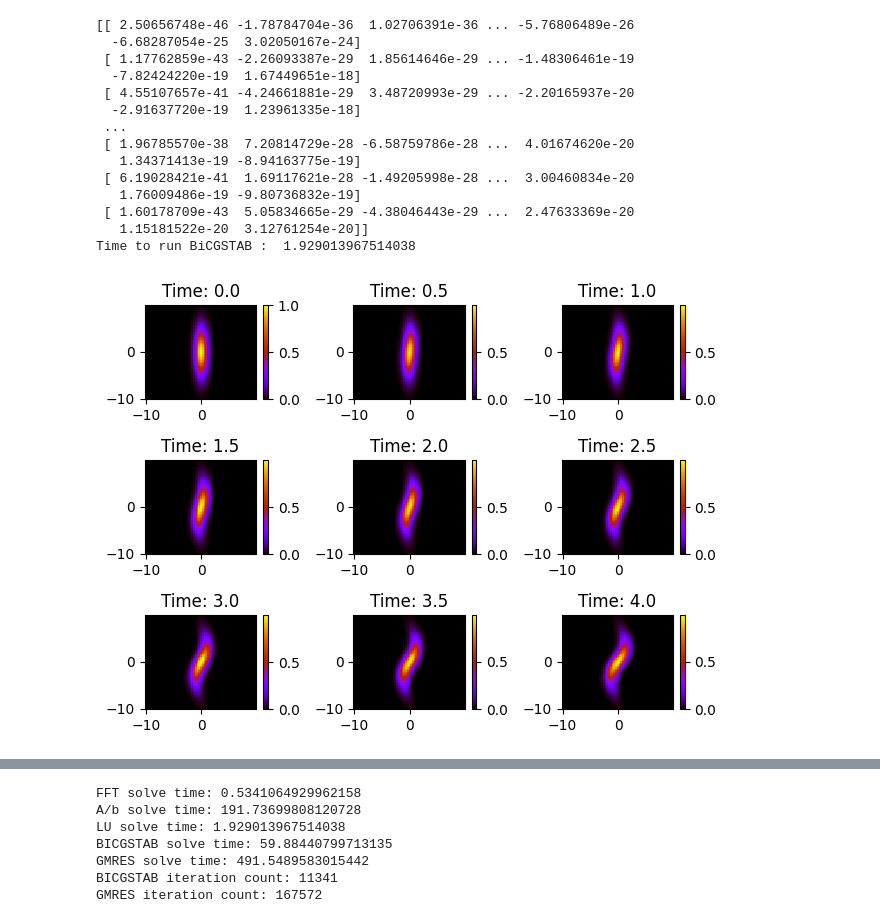
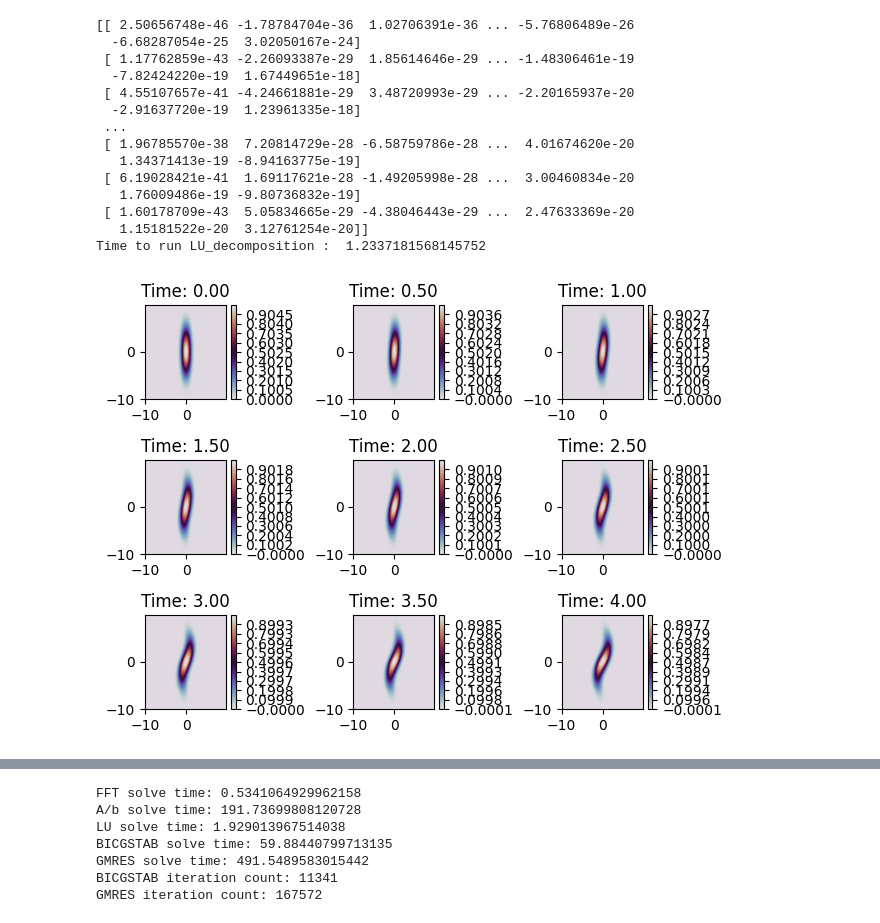
Before and after one commit to LamanisaRasidSaputra/481-581-Homework, a Jupyter notebook: 481-581HW1/581_hw5.ipynb, the cells around one changed output, grey strips where cells are left out. Drawn from its saved outputs; the diff is of its cells as text; code cells hidden in the pictures.

Commit message:
update data hw5

```diff
--- a/481-581HW1/581_hw5.ipynb
+++ b/481-581HW1/581_hw5.ipynb
@@ -102,13 +102,14 @@ print("Time to run fft : ", fft_time)
 # +++++++++++++++ Plot the solution at each time step
 for j, t in enumerate(tspan):
     wtc = A1[:, j].reshape((ny, nx))
-    # wtc2 = A1w2[:, j].reshape((ny, nx))
+    wtc = np.nan_to_num(wtc, nan=0.0, posinf=np.max(wtc[np.isfinite(wtc)]), neginf=np.min(wtc[np.isfinite(wtc)]))
     plt.subplot(3, 3, j + 1)
-    plt.pcolor(x, y, wtc, shading='auto', cmap='gnuplot')
-    # plt.pcolor(x, y, wtc2, shading='auto', cmap='gnuplot')
-    plt.title(f'Time: {t}')
+    levels = np.linspace(np.min(wtc), np.max(wtc), 200)  # Pastikan level sesuai dengan data
+    plt.contourf(x, y, wtc, levels=levels, cmap='gnuplot')
+    plt.title(f'Time: {t:.2f}')
     plt.colorbar()
 
+# Tata letak plot
 plt.tight_layout()
 plt.show()
 # %% [output]
@@ -145,15 +146,19 @@ end_time = time.time()
 Ab_time = end_time - start_time
 
 print(A2)
-print("Time to run BiCGSTAB : ", Ab_time)
+print("Time to run Ax/b : ", Ab_time)
 
+# +++++++++++++++ Plot the solution at each time step
 for j, t in enumerate(tspan):
-    w_ds = A2[:, j].reshape((ny, nx))
+    wtc = A2[:, j].reshape((ny, nx))
+    wtc = np.nan_to_num(wtc, nan=0.0, posinf=np.max(wtc[np.isfinite(wtc)]), neginf=np.min(wtc[np.isfinite(wtc)]))
     plt.subplot(3, 3, j + 1)
-    plt.pcolor(x, y, w_ds, shading='auto', cmap='gnuplot')
-    plt.title(f'Time: {t}')
+    levels = np.linspace(np.min(wtc), np.max(wtc), 200)  # Pastikan level sesuai dengan data
+    plt.contourf(x, y, wtc, levels=levels, cmap='inferno')
+    plt.title(f'Time: {t:.2f}')
     plt.colorbar()
 
+# Tata letak plot
 plt.tight_layout()
 plt.show()
 # %% [output]
@@ -188,39 +193,43 @@ def spc_rhs_lu(t, w_lu, nu, A, B, C, P, L):
 
 start_time = time.time()
 wtsol_lu = solve_ivp(spc_rhs_lu, (0, 4), w_lu, t_eval=tspan, method = 'RK45', args = (nu, A, B, C, P, L))
 A3 = wtsol_lu.y
 end_time = time.time()
 
 LU_time = end_time - start_time
 
 print(A3)
-print("Time to run BiCGSTAB : ", LU_time)
+print("Time to run LU_decomposition : ", LU_time)
 
+# +++++++++++++++ Plot the solution at each time step
 for j, t in enumerate(tspan):
-    w_lu = A3[:, j].reshape((ny, nx))
+    wtc = A3[:, j].reshape((ny, nx))
+    wtc = np.nan_to_num(wtc, nan=0.0, posinf=np.max(wtc[np.isfinite(wtc)]), neginf=np.min(wtc[np.isfinite(wtc)]))
     plt.subplot(3, 3, j + 1)
-    plt.pcolor(x, y, w_lu, shading='auto', cmap='gnuplot')
-    plt.title(f'Time: {t}')
+    levels = np.linspace(np.min(wtc), np.max(wtc), 200)  # Pastikan level sesuai dengan data
+    plt.contourf(x, y, wtc, levels=levels, cmap='twilight')
+    plt.title(f'Time: {t:.2f}')
     plt.colorbar()
 
+# Tata letak plot
 plt.tight_layout()
 plt.show()
 # %% [output]
 [[ 2.50656748e-46 -1.78784704e-36  1.02706391e-36 ... -5.76806489e-26
   -6.68287054e-25  3.02050167e-24]
  [ 1.17762859e-43 -2.26093387e-29  1.85614646e-29 ... -1.48306461e-19
   -7.82424220e-19  1.67449651e-18]
  [ 4.55107657e-41 -4.24661881e-29  3.48720993e-29 ... -2.20165937e-20
   -2.91637720e-19  1.23961335e-18]
  ...
  [ 1.96785570e-38  7.20814729e-28 -6.58759786e-28 ...  4.01674620e-20
    1.34371413e-19 -8.94163775e-19]
  [ 6.19028421e-41  1.69117621e-28 -1.49205998e-28 ...  3.00460834e-20
    1.76009486e-19 -9.80736832e-19]
  [ 1.60178709e-43  5.05834665e-29 -4.38046443e-29 ...  2.47633369e-20
    1.15181522e-20  3.12761254e-20]]
-Time to run BiCGSTAB :  1.929013967514038
+Time to run LU_decomposition :  1.2337181568145752
-[figure, old version]
+[figure, new version]
 # %%
 # BiCGSTAB Solver
 
```
Also changed, not shown: parts of 5 cells of this notebook, 1 other file.
